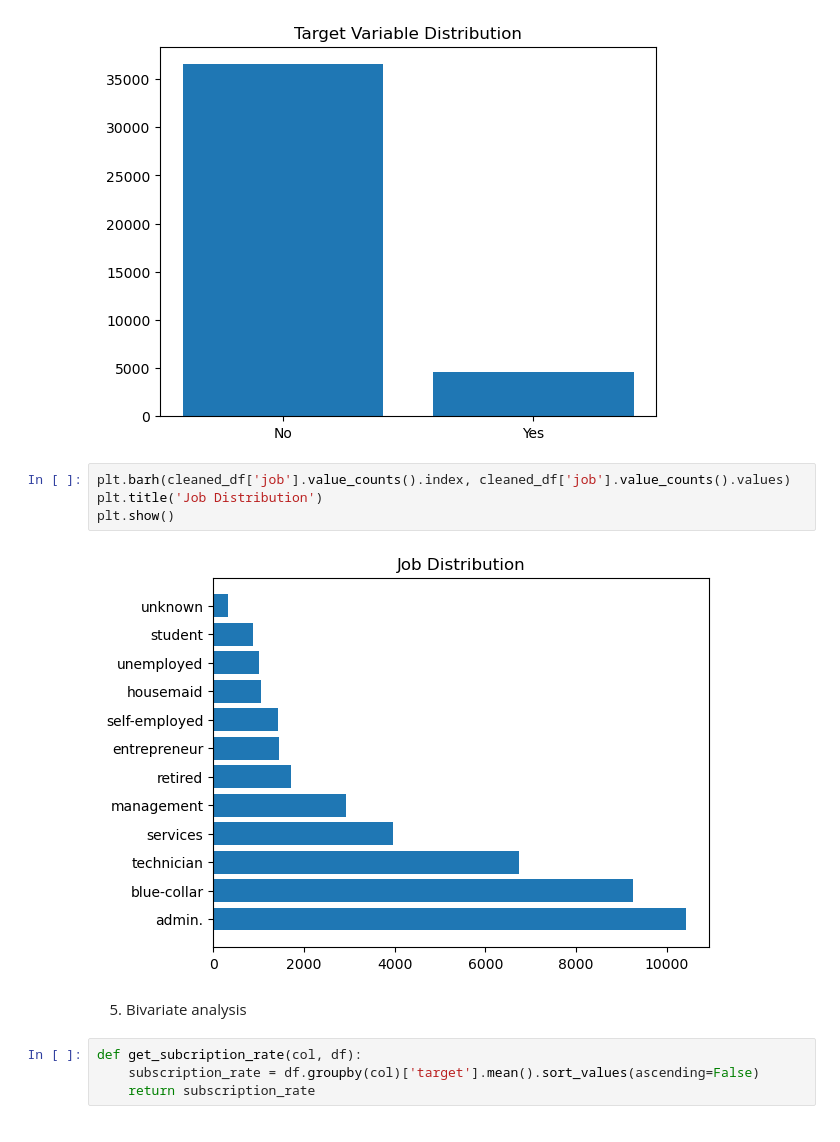
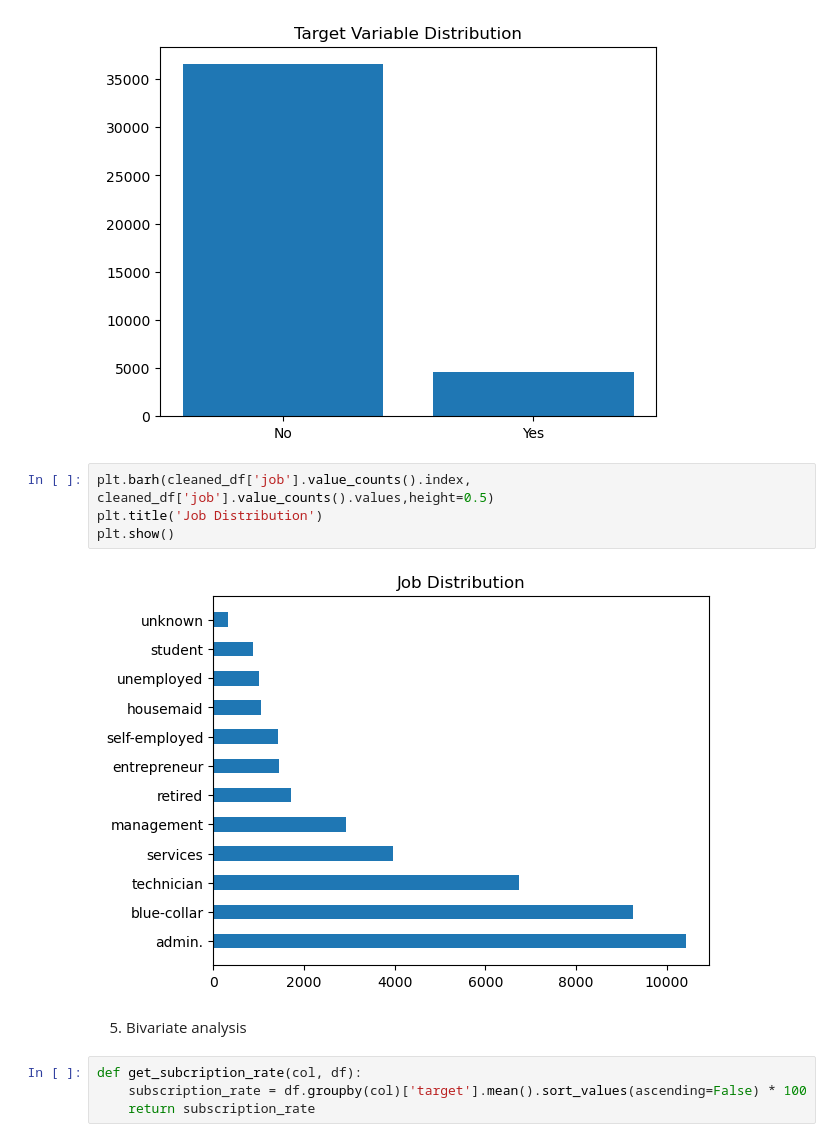
Before and after one commit to trungsyd2409/_Statistical_Think_Assigment1, a Jupyter notebook: main.ipynb, the cells around one changed output. Saved outputs shown, nothing was run; the diff lists cells and outputs as text.

```diff
--- a/main.ipynb
+++ b/main.ipynb
@@ -179,14 +179,14 @@ plt.show()
 # %% [output]
 [figure]
 # %%
-plt.barh(cleaned_df['job'].value_counts().index, cleaned_df['job'].value_counts().values)
+plt.barh(cleaned_df['job'].value_counts().index, cleaned_df['job'].value_counts().values,height=0.5)
 plt.title('Job Distribution')
 plt.show()
 # %% [output]
-[figure, old version]
+[figure, new version]
 # %% [markdown]
 5. Bivariate analysis
 # %%
 def get_subcription_rate(col, df):
-    subscription_rate = df.groupby(col)['target'].mean().sort_values(ascending=False)
+    subscription_rate = df.groupby(col)['target'].mean().sort_values(ascending=False) * 100
     return subscription_rate
```
Also changed, not shown: parts of 4 cells of this notebook.
